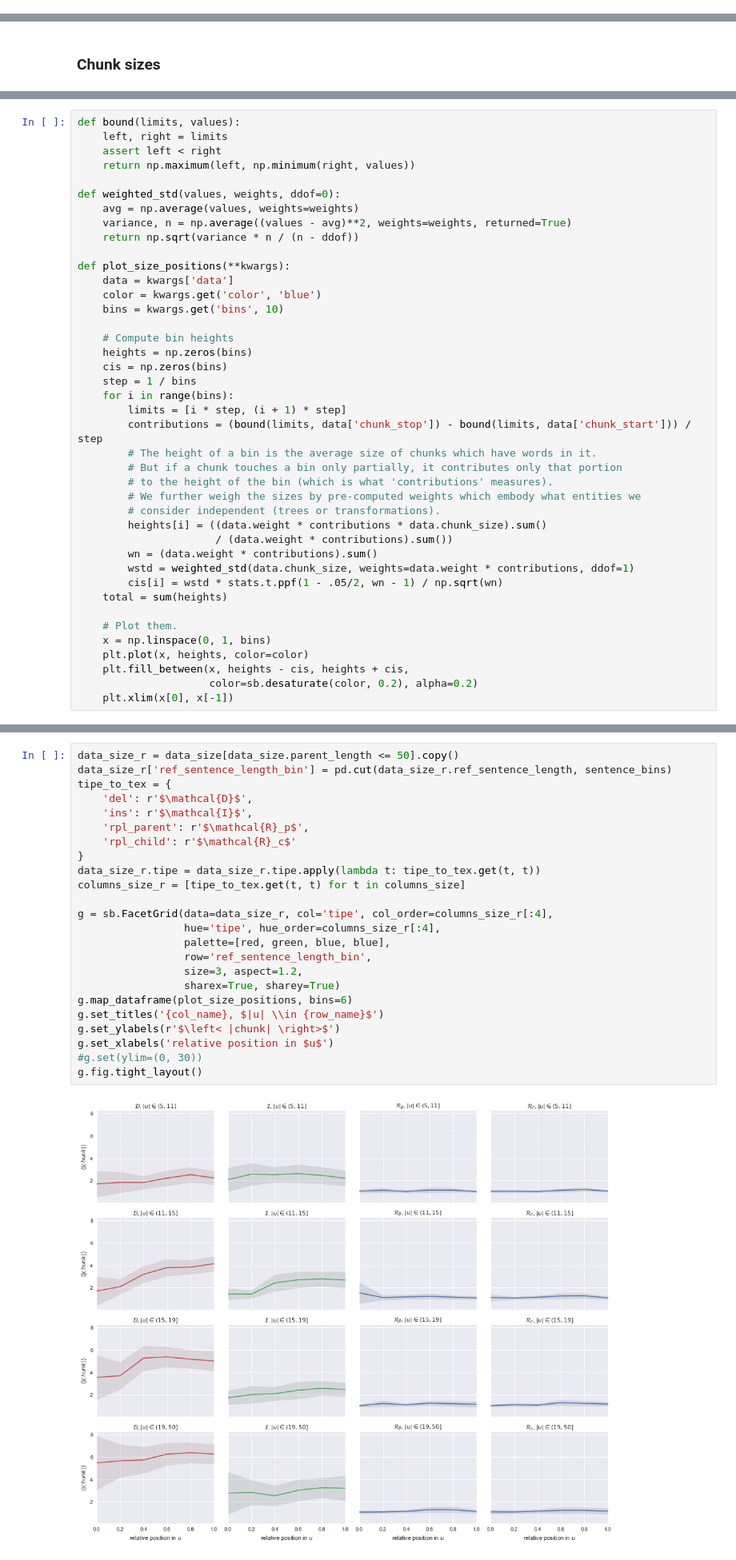
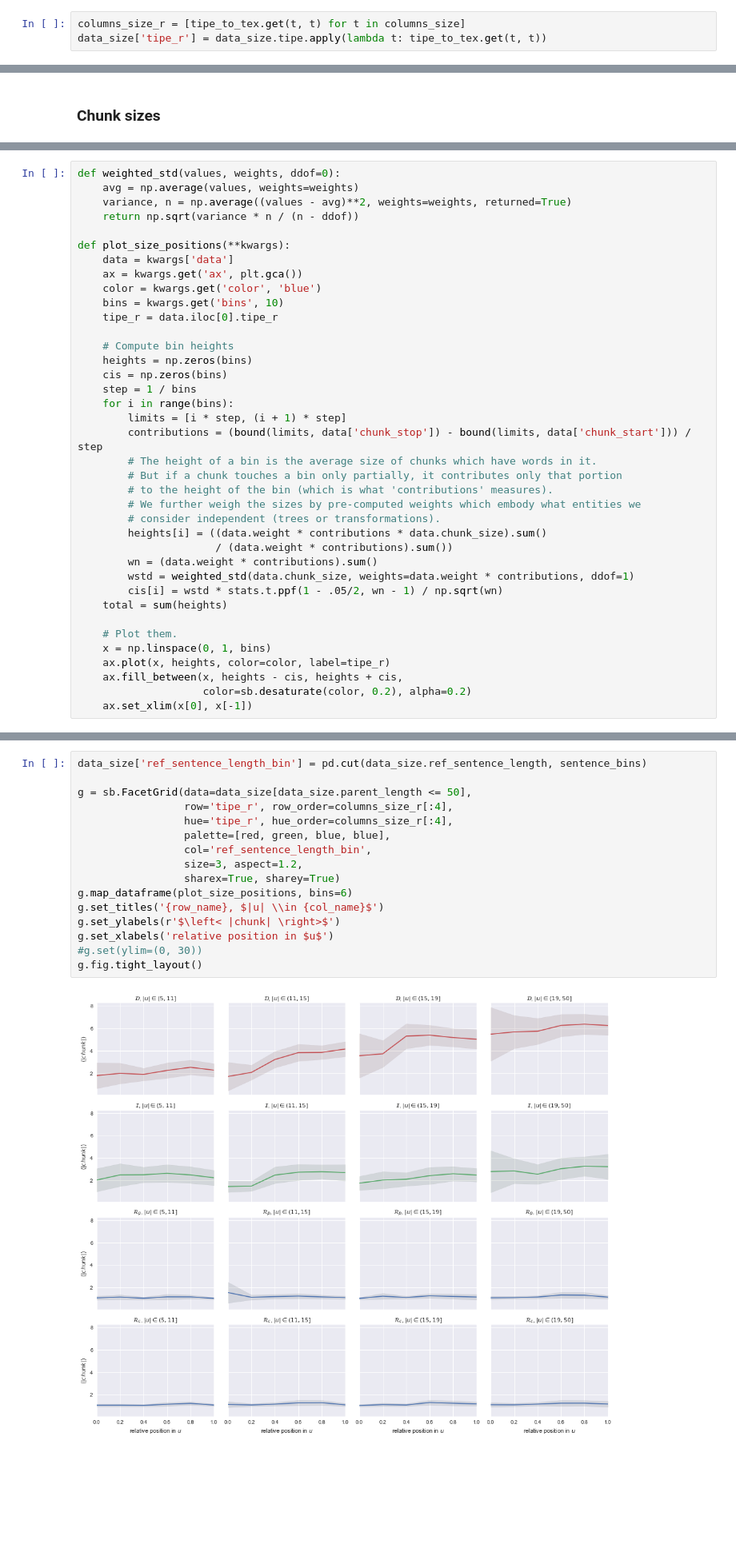
Before and after one commit to interpretation-experiment/analysis, a Jupyter notebook: notebooks/exp_3/model_exploration.ipynb, the cells around one changed output, grey strips where cells are left out. Shown at 80% size. Cells and saved outputs as stored; diff of their text form; blank space fills up the shorter version.

Commit message:
feat/exp-3: figure formatting for susceptibility of operations

```diff
--- a/notebooks/exp_3/model_exploration.ipynb
+++ b/notebooks/exp_3/model_exploration.ipynb
@@ -507,6 +736,9 @@ plt.hist(dal_counts, bins=np.arange(dal_counts.max() + 1) + .5, log=True)
  array([ 0.5,  1.5,  2.5,  3.5,  4.5,  5.5,  6.5]),
  <a list of 6 Patch objects>)
 [figure]
+# %%
+columns_size_r = [tipe_to_tex.get(t, t) for t in columns_size]
+data_size['tipe_r'] = data_size.tipe.apply(lambda t: tipe_to_tex.get(t, t))
 # %%
 data_size['weight'] = 1 / data_size.chunk_count
 #data_size['weight'] = data_size.groupby(['branch_id', 'tipe'])\
@@ -635,11 +861,6 @@ g.set_xticklabels()
 [figure]
 [figure]
 # %%
-def bound(limits, values):
-    left, right = limits
-    assert left < right
-    return np.maximum(left, np.minimum(right, values))
-
 def weighted_std(values, weights, ddof=0):
     avg = np.average(values, weights=weights)
     variance, n = np.average((values - avg)**2, weights=weights, returned=True)
@@ -647,8 +868,10 @@ def weighted_std(values, weights, ddof=0):
 
 def plot_size_positions(**kwargs):
     data = kwargs['data']
+    ax = kwargs.get('ax', plt.gca())
     color = kwargs.get('color', 'blue')
     bins = kwargs.get('bins', 10)
+    tipe_r = data.iloc[0].tipe_r
 
     # Compute bin heights
     heights = np.zeros(bins)
@@ -671,10 +894,10 @@ def plot_size_positions(**kwargs):
 
     # Plot them.
     x = np.linspace(0, 1, bins)
-    plt.plot(x, heights, color=color)
-    plt.fill_between(x, heights - cis, heights + cis,
-                     color=sb.desaturate(color, 0.2), alpha=0.2)
-    plt.xlim(x[0], x[-1])
+    ax.plot(x, heights, color=color, label=tipe_r)
+    ax.fill_between(x, heights - cis, heights + cis,
+                    color=sb.desaturate(color, 0.2), alpha=0.2)
+    ax.set_xlim(x[0], x[-1])
 # %%
 g = sb.FacetGrid(data=data_size, col='tipe', col_order=columns_size,
                  size=3,
@@ -694,26 +930,18 @@ g.map(sb.regplot, 'ref_sentence_length', 'chunk_size')
 # %%
-data_size_r = data_size[data_size.parent_length <= 50].copy()
-data_size_r['ref_sentence_length_bin'] = pd.cut(data_size_r.ref_sentence_length, sentence_bins)
-tipe_to_tex = {
-    'del': r'$\mathcal{D}$',
-    'ins': r'$\mathcal{I}$',
-    'rpl_parent': r'$\mathcal{R}_p$',
-    'rpl_child': r'$\mathcal{R}_c$'
-}
-data_size_r.tipe = data_size_r.tipe.apply(lambda t: tipe_to_tex.get(t, t))
-columns_size_r = [tipe_to_tex.get(t, t) for t in columns_size]
+data_size['ref_sentence_length_bin'] = pd.cut(data_size.ref_sentence_length, sentence_bins)
 
-g = sb.FacetGrid(data=data_size_r, col='tipe', col_order=columns_size_r[:4],
-                 hue='tipe', hue_order=columns_size_r[:4],
+g = sb.FacetGrid(data=data_size[data_size.parent_length <= 50],
+                 row='tipe_r', row_order=columns_size_r[:4],
+                 hue='tipe_r', hue_order=columns_size_r[:4],
                  palette=[red, green, blue, blue],
-                 row='ref_sentence_length_bin',
+                 col='ref_sentence_length_bin',
                  size=3, aspect=1.2,
                  sharex=True, sharey=True)
 g.map_dataframe(plot_size_positions, bins=6)
-g.set_titles('{col_name}, $|u| \\in {row_name}$')
+g.set_titles('{row_name}, $|u| \\in {col_name}$')
 g.set_ylabels(r'$\left< |chunk| \right>$')
 g.set_xlabels('relative position in $u$')
 #g.set(ylim=(0, 30))
 g.fig.tight_layout()
 # %% [output]
-[figure, old version]
+[figure, new version]
```
Also changed, not shown: parts of 32 cells of this notebook, 5 other files.
